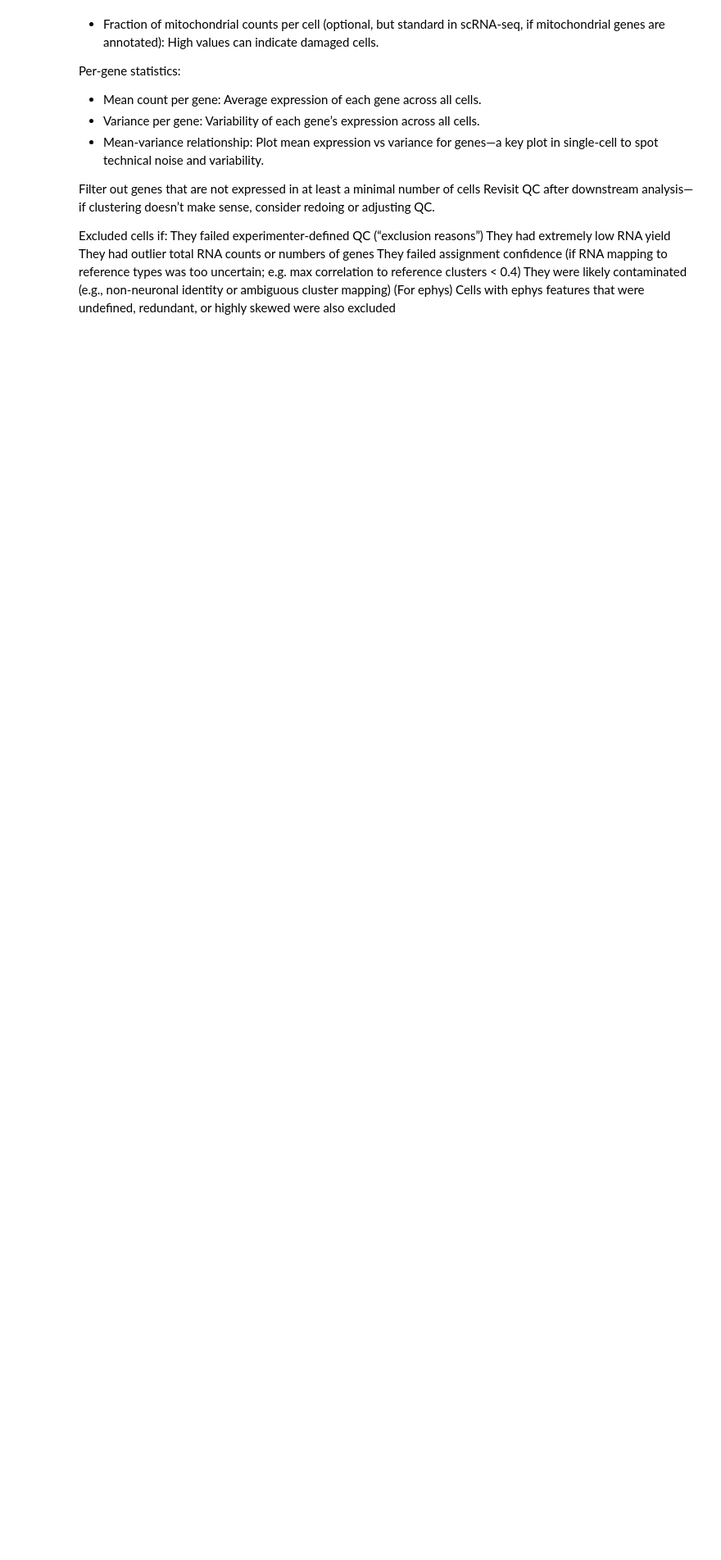
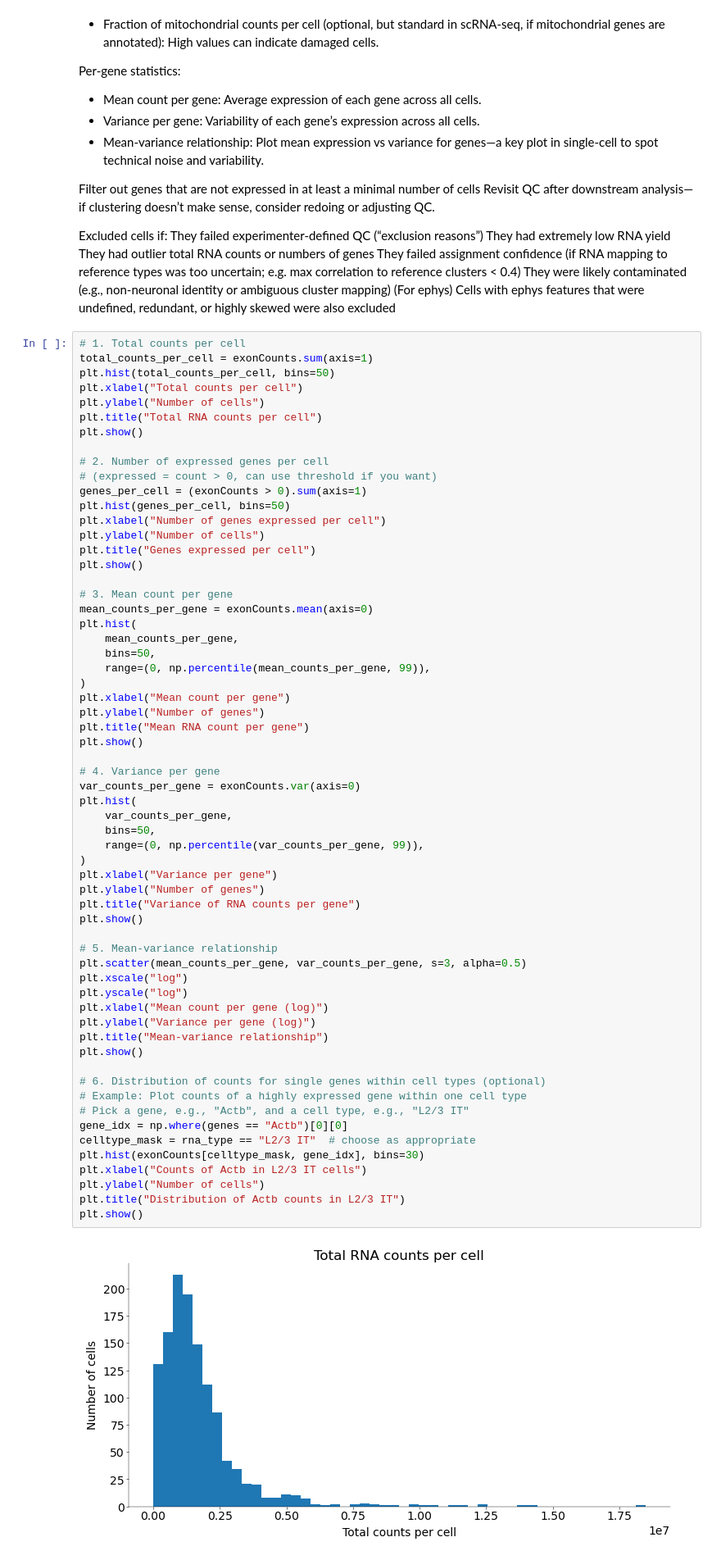
Before and after one commit to flobu98/neural_data_science, a Jupyter notebook: practical03.ipynb, the cells around one changed output. Shown at 82% size. Cells and saved outputs as stored; diff of their text form; blank space fills up the shorter version.

```diff
--- a/practical03.ipynb
+++ b/practical03.ipynb
@@ -341,3 +341,66 @@ They had outlier total RNA counts or numbers of genes
 They failed assignment confidence (if RNA mapping to reference types was too uncertain; e.g. max correlation to reference clusters < 0.4)
 They were likely contaminated (e.g., non-neuronal identity or ambiguous cluster mapping)
 (For ephys) Cells with ephys features that were undefined, redundant, or highly skewed were also excluded
+# %%
+# 1. Total counts per cell
+total_counts_per_cell = exonCounts.sum(axis=1)
+plt.hist(total_counts_per_cell, bins=50)
+plt.xlabel("Total counts per cell")
+plt.ylabel("Number of cells")
+plt.title("Total RNA counts per cell")
+plt.show()
+
+# 2. Number of expressed genes per cell
+# (expressed = count > 0, can use threshold if you want)
+genes_per_cell = (exonCounts > 0).sum(axis=1)
+plt.hist(genes_per_cell, bins=50)
+plt.xlabel("Number of genes expressed per cell")
+plt.ylabel("Number of cells")
+plt.title("Genes expressed per cell")
+plt.show()
+
+# 3. Mean count per gene
+mean_counts_per_gene = exonCounts.mean(axis=0)
+plt.hist(
+    mean_counts_per_gene,
+    bins=50,
+    range=(0, np.percentile(mean_counts_per_gene, 99)),
+)
+plt.xlabel("Mean count per gene")
+plt.ylabel("Number of genes")
+plt.title("Mean RNA count per gene")
+plt.show()
+
+# 4. Variance per gene
+var_counts_per_gene = exonCounts.var(axis=0)
+plt.hist(
+    var_counts_per_gene,
+    bins=50,
+    range=(0, np.percentile(var_counts_per_gene, 99)),
+)
+plt.xlabel("Variance per gene")
+plt.ylabel("Number of genes")
+plt.title("Variance of RNA counts per gene")
+plt.show()
+
+# 5. Mean-variance relationship
+plt.scatter(mean_counts_per_gene, var_counts_per_gene, s=3, alpha=0.5)
+plt.xscale("log")
+plt.yscale("log")
+plt.xlabel("Mean count per gene (log)")
+plt.ylabel("Variance per gene (log)")
+plt.title("Mean-variance relationship")
+plt.show()
+
+# 6. Distribution of counts for single genes within cell types (optional)
+# Example: Plot counts of a highly expressed gene within one cell type
+# Pick a gene, e.g., "Actb", and a cell type, e.g., "L2/3 IT"
+gene_idx = np.where(genes == "Actb")[0][0]
+celltype_mask = rna_type == "L2/3 IT"  # choose as appropriate
+plt.hist(exonCounts[celltype_mask, gene_idx], bins=30)
+plt.xlabel("Counts of Actb in L2/3 IT cells")
+plt.ylabel("Number of cells")
+plt.title("Distribution of Actb counts in L2/3 IT")
+plt.show()
+# %% [output]
+[figure, added]
```
Also changed, not shown: parts of 24 cells of this notebook, 1 other file.
